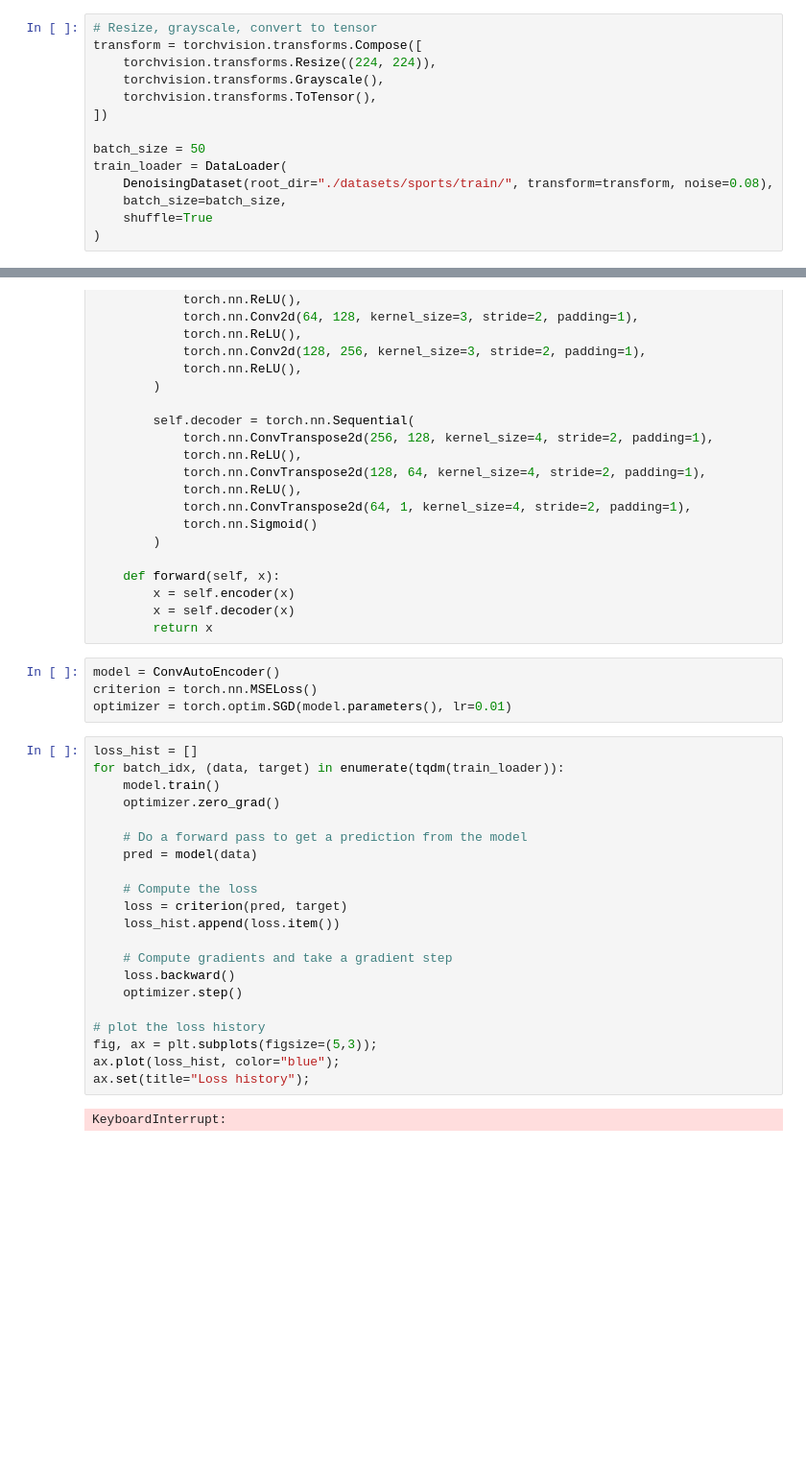
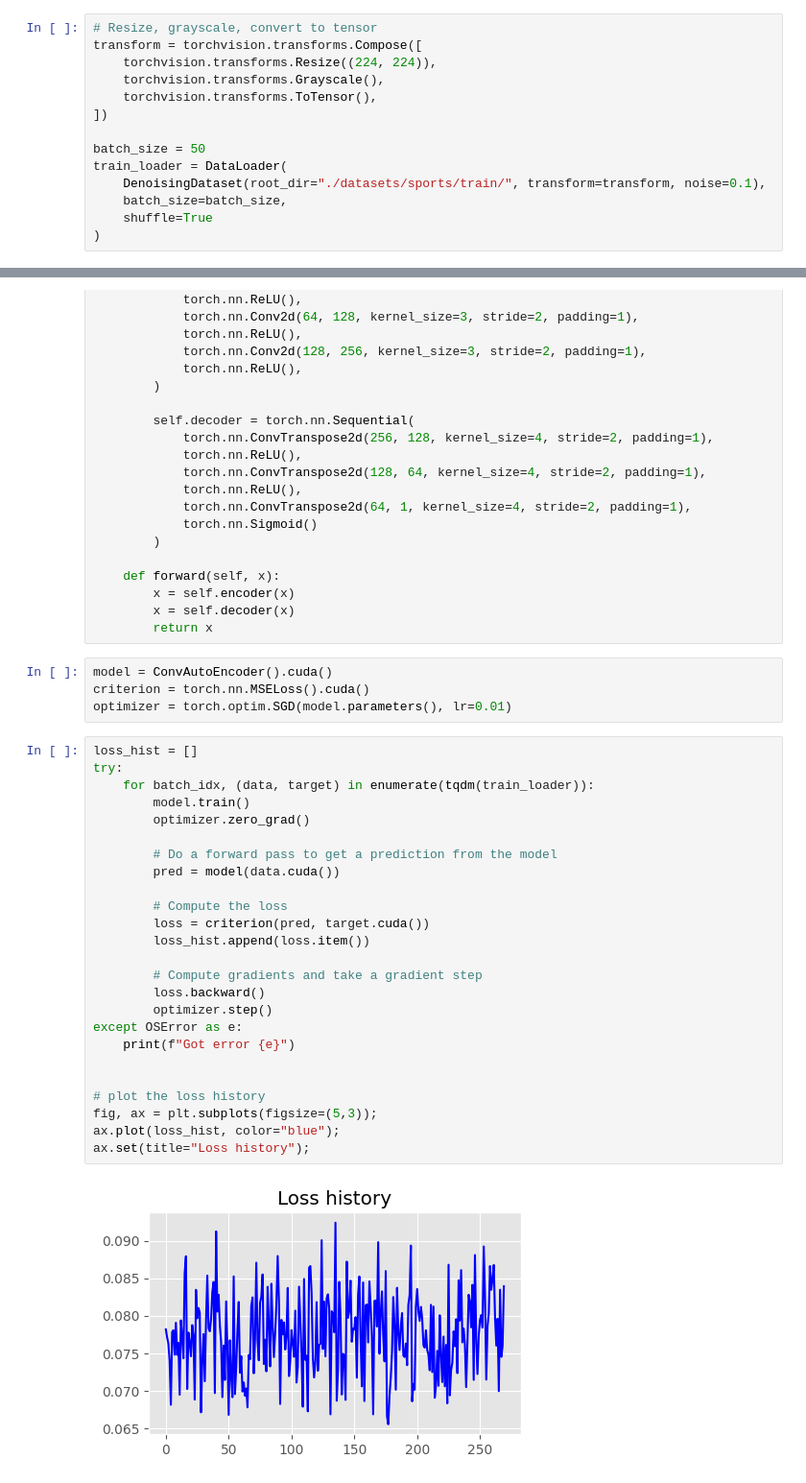
Before and after one commit to nmarks99/ML-basics, a Jupyter notebook: convAE_denoising/convAE_denoising.ipynb, the cells around one changed output, grey strips where cells are left out. Shown: that part at 96% size. Saved outputs shown, nothing was run; the diff lists cells and outputs as text; blank space fills up the shorter version.

```diff
--- a/convAE_denoising/convAE_denoising.ipynb
+++ b/convAE_denoising/convAE_denoising.ipynb
@@ -70,7 +70,7 @@ transform = torchvision.transforms.Compose([
 
 batch_size = 50
 train_loader = DataLoader(
-    DenoisingDataset(root_dir="./datasets/sports/train/", transform=transform, noise=0.08),
+    DenoisingDataset(root_dir="./datasets/sports/train/", transform=transform, noise=0.1),
     batch_size=batch_size,
     shuffle=True
 )
@@ -122,29 +124,33 @@ class ConvAutoEncoder(torch.nn.Module):
         x = self.decoder(x)
         return x
 # %%
-model = ConvAutoEncoder()
-criterion = torch.nn.MSELoss()
+model = ConvAutoEncoder().cuda()
+criterion = torch.nn.MSELoss().cuda()
 optimizer = torch.optim.SGD(model.parameters(), lr=0.01)
 # %%
 loss_hist = []
-for batch_idx, (data, target) in enumerate(tqdm(train_loader)):
-    model.train()
-    optimizer.zero_grad()
+try:
+    for batch_idx, (data, target) in enumerate(tqdm(train_loader)):
+        model.train()
+        optimizer.zero_grad()
 
-    # Do a forward pass to get a prediction from the model
-    pred = model(data)
+        # Do a forward pass to get a prediction from the model
+        pred = model(data.cuda())
 
-    # Compute the loss
-    loss = criterion(pred, target)
-    loss_hist.append(loss.item())
+        # Compute the loss
+        loss = criterion(pred, target.cuda())
+        loss_hist.append(loss.item())
 
-    # Compute gradients and take a gradient step
-    loss.backward()
-    optimizer.step()
+        # Compute gradients and take a gradient step
+        loss.backward()
+        optimizer.step()
+except OSError as e:
+    print(f"Got error {e}")
+
 
 # plot the loss history
 fig, ax = plt.subplots(figsize=(5,3));
 ax.plot(loss_hist, color="blue");
 ax.set(title="Loss history");
 # %% [output]
-KeyboardInterrupt:
+[figure, added]
```
Also changed, not shown: parts of 3 cells of this notebook.
